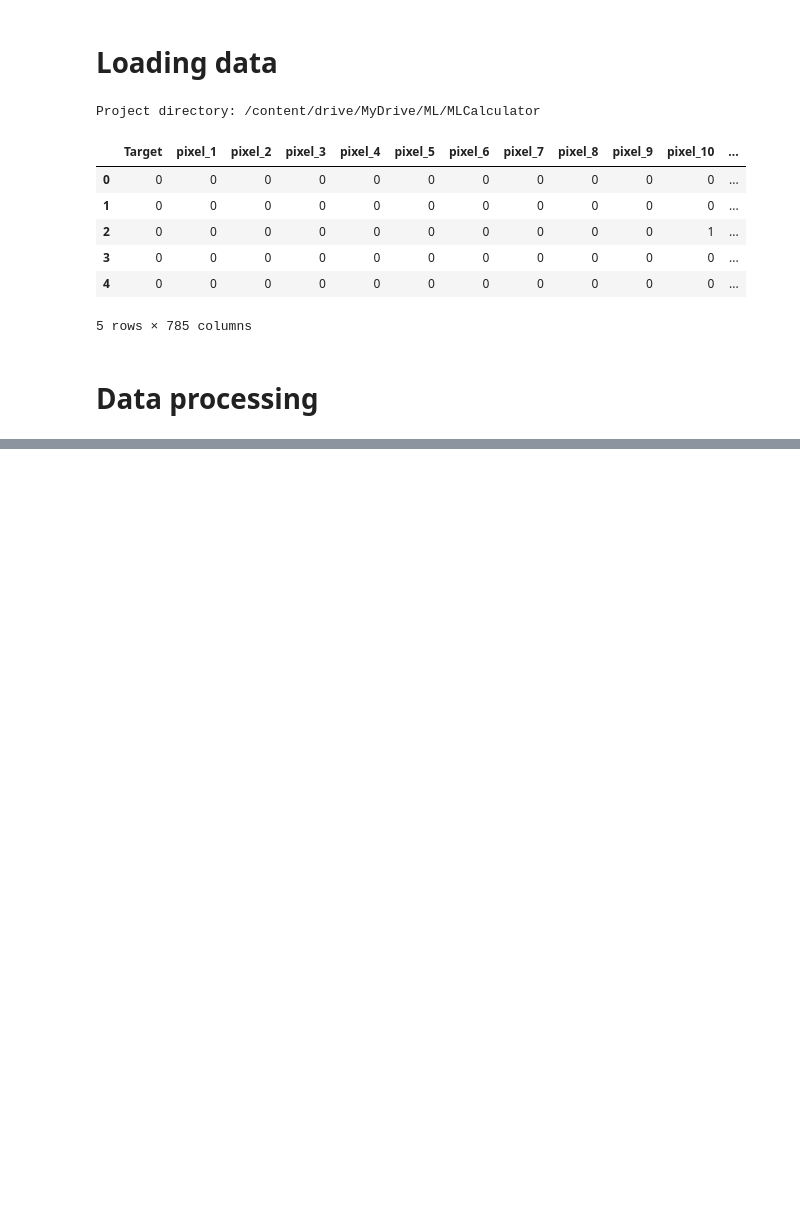
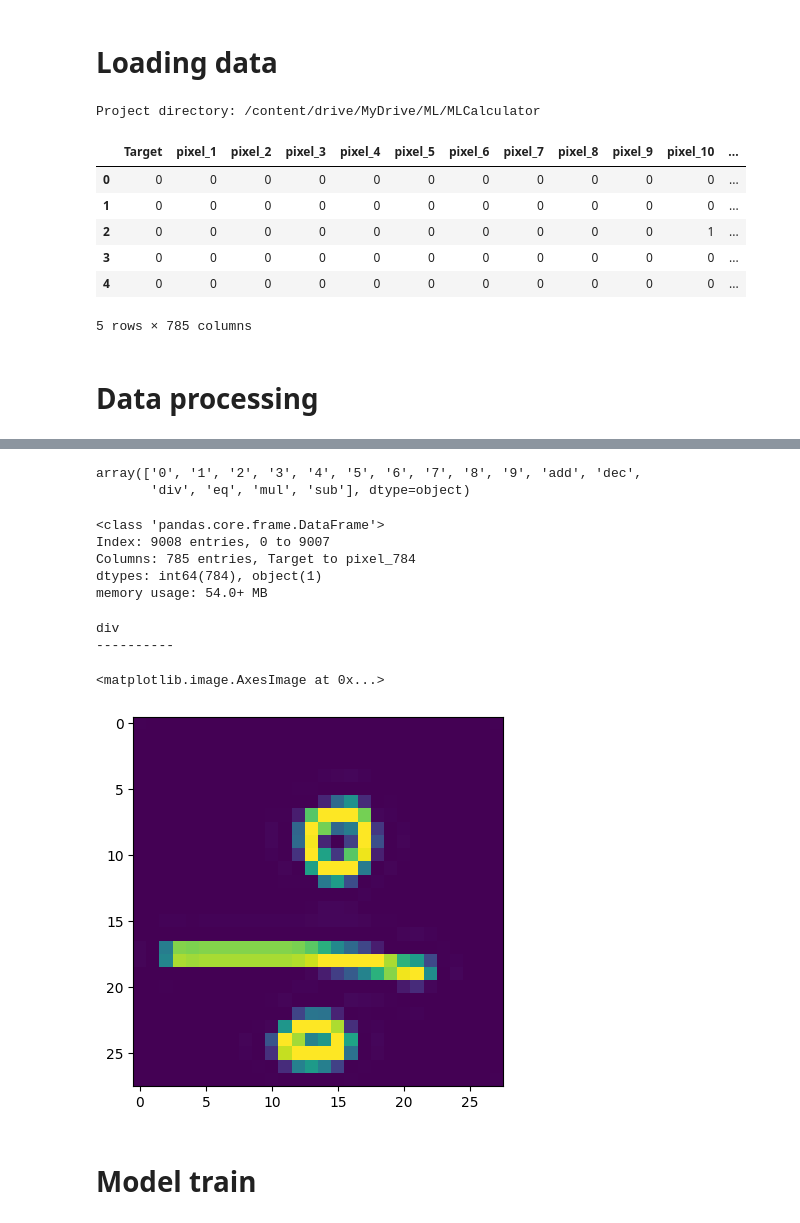
Before and after one commit to popka098/MLCalculator, a Jupyter notebook: MLCalculator.ipynb, the cells around one changed output, grey strips where cells are left out. Cells and saved outputs as stored; diff of their text form; code cells hidden in the pictures; blank space fills up the shorter version.

Commit message:
DataProcessing

```diff
--- a/MLCalculator.ipynb
+++ b/MLCalculator.ipynb
@@ -36,7 +36,7 @@ else:
 Project directory: /content/drive/MyDrive/ML/MLCalculator
 # %%
 csv_file = os.path.join(project_dir, "images.csv")
-df = pd.read_csv(csv_file)
+df = pd.read_csv(csv_file, dtype={'Target': str})
 df.head()
 # %% [output]
 |  | Target | pixel_1 | pixel_2 | pixel_3 | pixel_4 | pixel_5 | pixel_6 | pixel_7 | pixel_8 | pixel_9 | pixel_10 | ... |
@@ -50,0 +76,32 @@ df.head()
+# %%
+df = df[~df['Target'].isin(['x', 'y', 'z'])]
+
+df['Target'].unique()
+# %% [output]
+array(['0', '1', '2', '3', '4', '5', '6', '7', '8', '9', 'add', 'dec',
+       'div', 'eq', 'mul', 'sub'], dtype=object)
+# %%
+df.info()
+# %% [output]
+<class 'pandas.core.frame.DataFrame'>
+Index: 9008 entries, 0 to 9007
+Columns: 785 entries, Target to pixel_784
+dtypes: int64(784), object(1)
+memory usage: 54.0+ MB
+# %%
+X = df.drop(columns=['Target'])
+y = df['Target']
+# %%
+test_index = 6800
+print(y.iloc[test_index])
+print("-"*10)
+plt.imshow(
+    X.iloc[test_index].values.reshape((28, 28))
+)
+# %% [output]
+div
+----------
+<matplotlib.image.AxesImage at 0x...>
+[figure, added]
+# %% [markdown]
+# Model train
```
Also changed, not shown: parts of 2 cells of this notebook.
